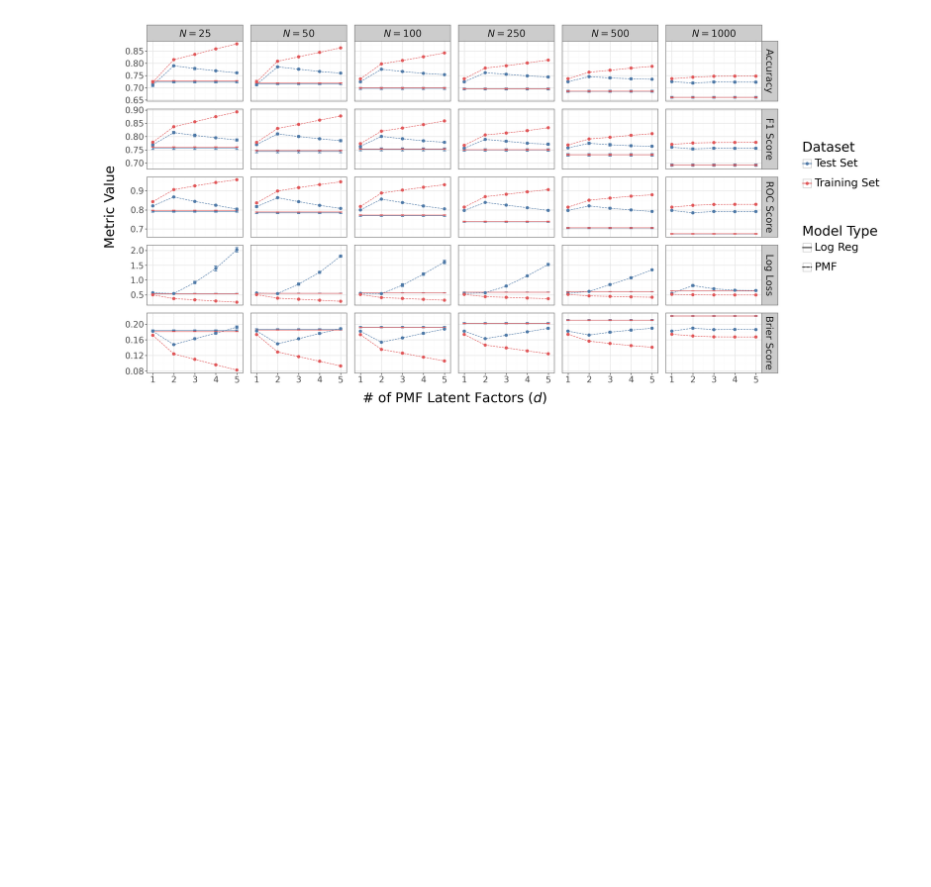
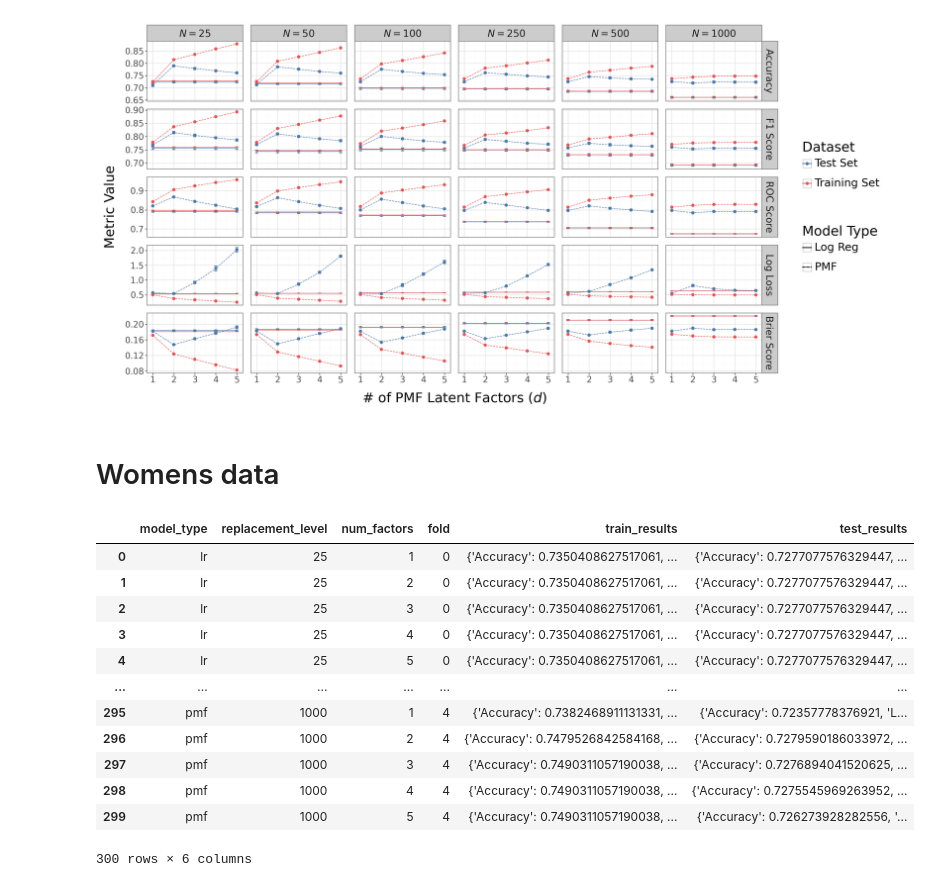
Before and after one commit to baronet2/boulder2vec, a Jupyter notebook: eval.ipynb, the cells around one changed output. Saved outputs shown, nothing was run; the diff lists cells and outputs as text; code cells hidden in the pictures; blank space fills up the shorter version.

```diff
--- a/eval.ipynb
+++ b/eval.ipynb
@@ -189,3 +184,58 @@ p.save("results/performance_evaluation/results.png")
 p
 # %% [output]
 [figure]
+# %% [markdown]
+# Womens data
+# %%
+df = pd.read_csv('data/women_data.csv')
+
+from sklearn.model_selection import KFold
+kfold = KFold(n_splits=K_FOLDS, shuffle=True, random_state=SEED)
+
+results = []
+
+for fold, (train_idx, val_idx) in enumerate(kfold.split(df)):
+    train = df.iloc[train_idx]
+    test = df.iloc[val_idx]
+
+    for replacement_level in REPLACEMENT_LEVELS:
+        with open(f"models/lr/model_rl_{replacement_level}_fold_{fold}_women.pkl", 'rb') as f:
+            lr_model = pickle.load(f)
+        for num_factors in LATENT_FACTORS:
+            results.append({
+                'model_type': 'lr',
+                'replacement_level': replacement_level,
+                'num_factors': num_factors,
+                'fold': fold,
+                'train_results': analyze_model(lr_model, train),
+                'test_results': analyze_model(lr_model, test)
+            })
+
+        for num_factors in LATENT_FACTORS:
+            pmf_model = torch.load(f"models/pmf/model_rl_{replacement_level}_d_{num_factors}_fold_{fold}_women.pth")
+            pmf_model.eval()
+            results.append({
+                'model_type': 'pmf',
+                'replacement_level': replacement_level,
+                'num_factors': num_factors,
+                'fold': fold,
+                'train_results': analyze_model(pmf_model, train),
+                'test_results': analyze_model(pmf_model, test)
+            })
+
+results = pd.DataFrame(results)
+results
+# %% [output]
+|  | model_type | replacement_level | num_factors | fold | train_results | test_results |
+| 0 | lr | 25 | 1 | 0 | {'Accuracy': 0.7350408627517061, ... | {'Accuracy': 0.7277077576329447, ... |
+| 1 | lr | 25 | 2 | 0 | {'Accuracy': 0.7350408627517061, ... | {'Accuracy': 0.7277077576329447, ... |
+| 2 | lr | 25 | 3 | 0 | {'Accuracy': 0.7350408627517061, ... | {'Accuracy': 0.7277077576329447, ... |
+| 3 | lr | 25 | 4 | 0 | {'Accuracy': 0.7350408627517061, ... | {'Accuracy': 0.7277077576329447, ... |
+| 4 | lr | 25 | 5 | 0 | {'Accuracy': 0.7350408627517061, ... | {'Accuracy': 0.7277077576329447, ... |
+| ... | ... | ... | ... | ... | ... | ... |
+| 295 | pmf | 1000 | 1 | 4 | {'Accuracy': 0.7382468911131331, ... | {'Accuracy': 0.72357778376921, 'L... |
+| 296 | pmf | 1000 | 2 | 4 | {'Accuracy': 0.7479526842584168, ... | {'Accuracy': 0.7279590186033972, ... |
+| 297 | pmf | 1000 | 3 | 4 | {'Accuracy': 0.7490311057190038, ... | {'Accuracy': 0.7276894041520625, ... |
+| 298 | pmf | 1000 | 4 | 4 | {'Accuracy': 0.7490311057190038, ... | {'Accuracy': 0.7275545969263952, ... |
+| 299 | pmf | 1000 | 5 | 4 | {'Accuracy': 0.7490311057190038, ... | {'Accuracy': 0.726273928282556, '... |
+300 rows × 6 columns
```
Also changed, not shown: parts of 6 cells of this notebook.
